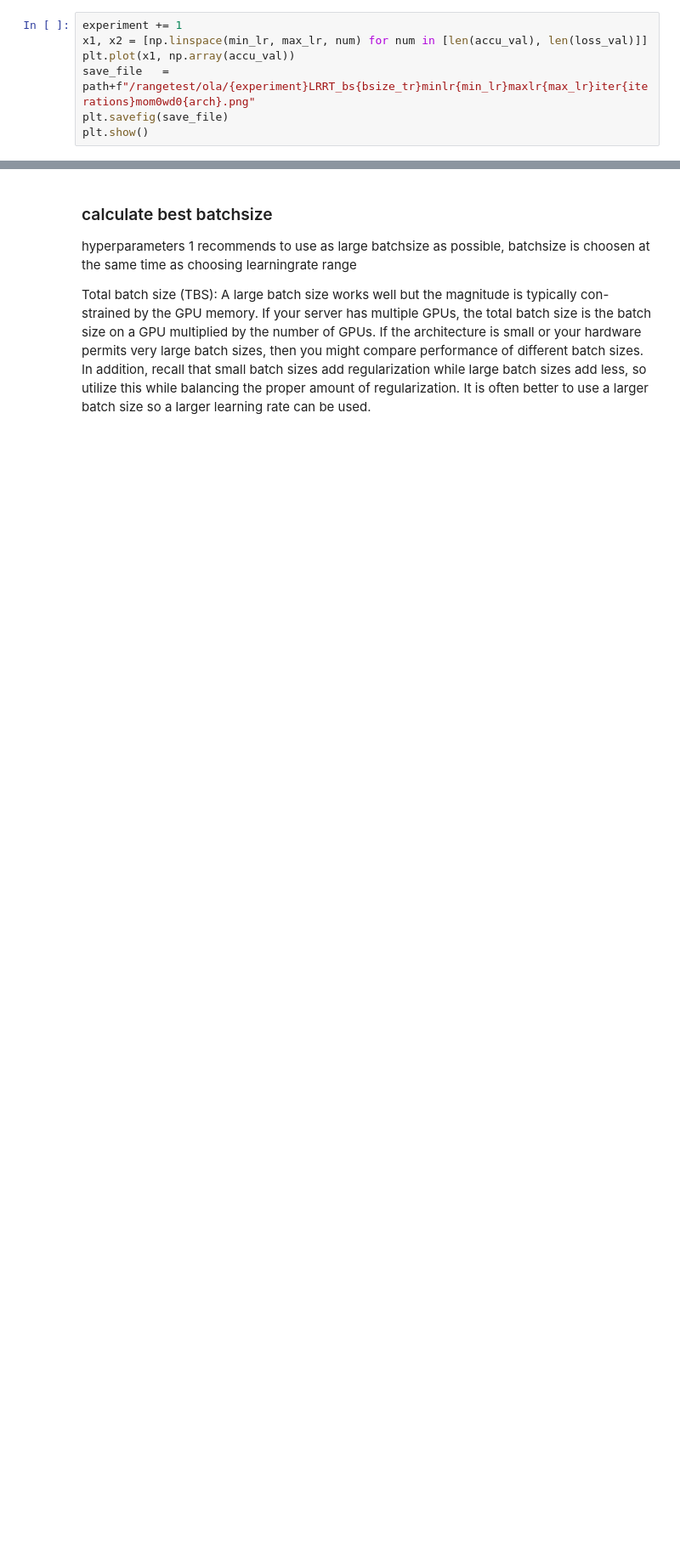
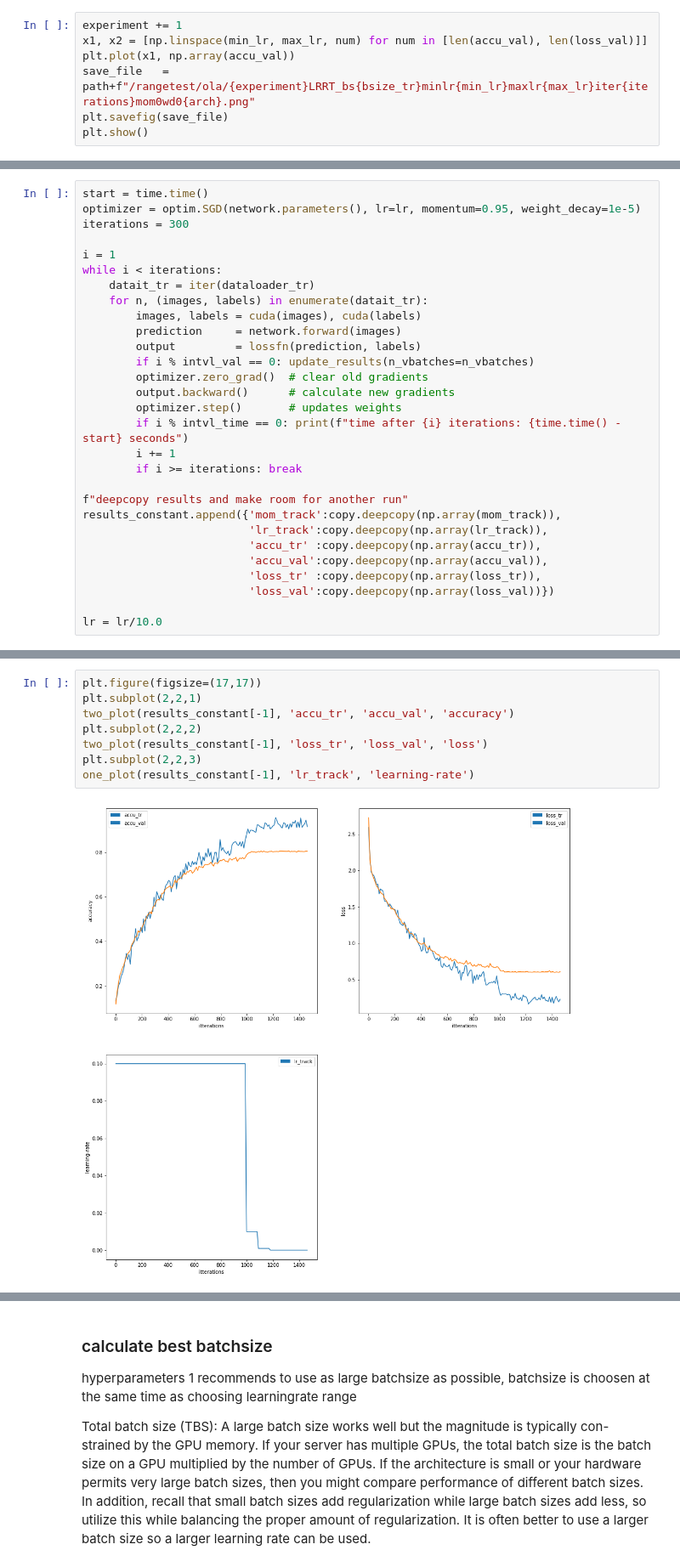
Before and after one commit to khushdeep-singh/DD2424project, a Jupyter notebook: assignmentforsaturdayOla.ipynb, the cells around one changed output, grey strips where cells are left out. Shown at 85% size. Drawn from its saved outputs; the diff is of its cells as text; blank space fills up the shorter version.

Commit message:
started training piecewise constant, haven't got superb results yet

```diff
--- a/assignmentforsaturdayOla.ipynb
+++ b/assignmentforsaturdayOla.ipynb
@@ -184,0 +272,29 @@ plt.plot(x1, np.array(accuracy))
+# %%
+start = time.time()
+optimizer = optim.SGD(network.parameters(), lr=lr, momentum=0.95, weight_decay=1e-5)
+iterations = 300
+
+i = 1
+while i < iterations:
+    datait_tr = iter(dataloader_tr)
+    for n, (images, labels) in enumerate(datait_tr):
+        images, labels = cuda(images), cuda(labels)
+        prediction     = network.forward(images)
+        output         = lossfn(prediction, labels)
+        if i % intvl_val == 0: update_results(n_vbatches=n_vbatches)
+        optimizer.zero_grad()  # clear old gradients
+        output.backward()      # calculate new gradients
+        optimizer.step()       # updates weights
+        if i % intvl_time == 0: print(f"time after {i} iterations: {time.time() - start} seconds")
+        i += 1
+        if i >= iterations: break
+
+f"deepcopy results and make room for another run"
+results_constant.append({'mom_track':copy.deepcopy(np.array(mom_track)),
+                         'lr_track':copy.deepcopy(np.array(lr_track)),
+                         'accu_tr' :copy.deepcopy(np.array(accu_tr)),
+                         'accu_val':copy.deepcopy(np.array(accu_val)),
+                         'loss_tr' :copy.deepcopy(np.array(loss_tr)),
+                         'loss_val':copy.deepcopy(np.array(loss_val))})
+
+lr = lr/10.0
@@ -184,0 +306,10 @@ plt.plot(x1, np.array(accuracy))
+# %%
+plt.figure(figsize=(17,17))
+plt.subplot(2,2,1)
+two_plot(results_constant[-1], 'accu_tr', 'accu_val', 'accuracy')
+plt.subplot(2,2,2)
+two_plot(results_constant[-1], 'loss_tr', 'loss_val', 'loss')
+plt.subplot(2,2,3)
+one_plot(results_constant[-1], 'lr_track', 'learning-rate')
+# %% [output]
+[figure, added]
```
Also changed, not shown: parts of 24 cells of this notebook.
